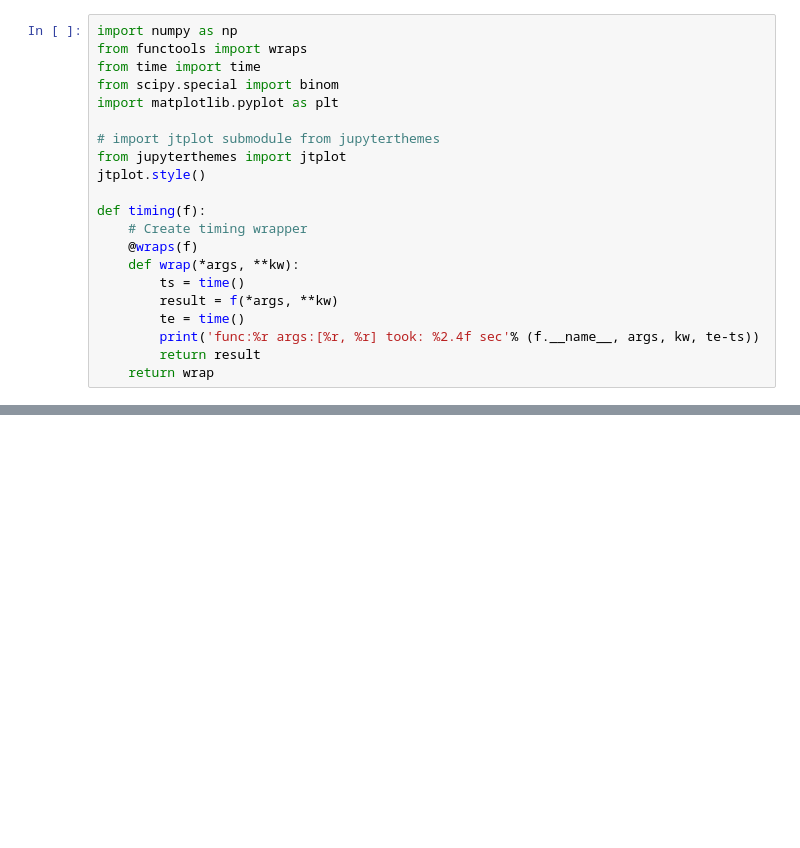
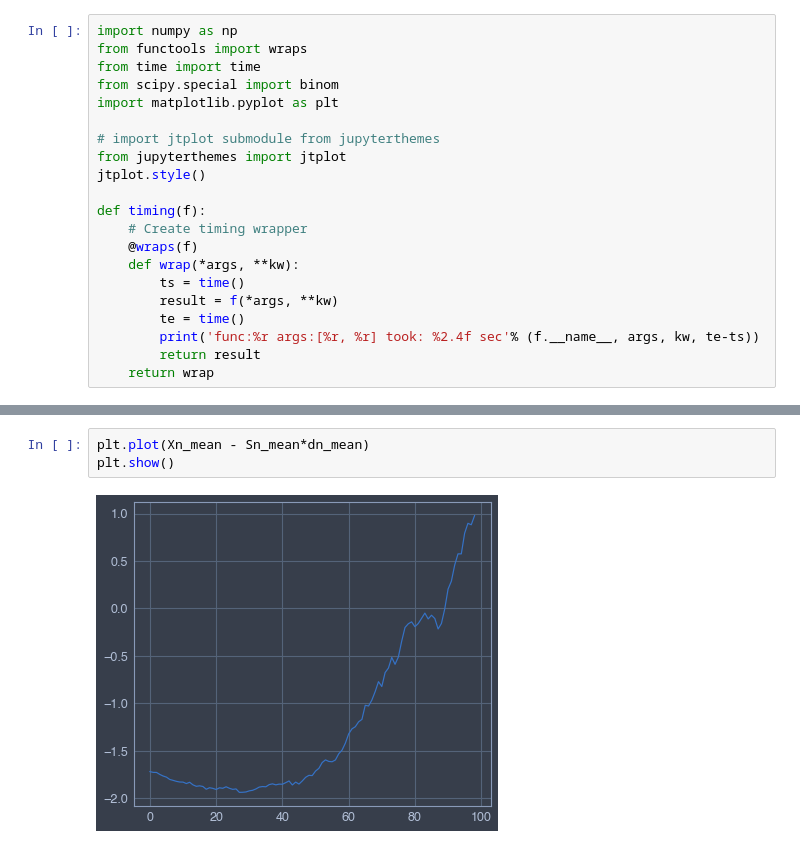
Before and after one commit to mikeal888/Stochastic_projects, a Jupyter notebook: Shreve_exercises/Binomial_asset_european.ipynb, the cells around one changed output, grey strips where cells are left out. Drawn from its saved outputs; the diff is of its cells as text; blank space fills up the shorter version.

```diff
--- a/Shreve_exercises/Binomial_asset_european.ipynb
+++ b/Shreve_exercises/Binomial_asset_european.ipynb
@@ -134,0 +200,5 @@ for i in range(n+1):
+# %%
+plt.plot(Xn_mean - Sn_mean*dn_mean)
+plt.show()
+# %% [output]
+[figure, added]
```
Also changed, not shown: parts of 28 cells of this notebook, 4 other files.
